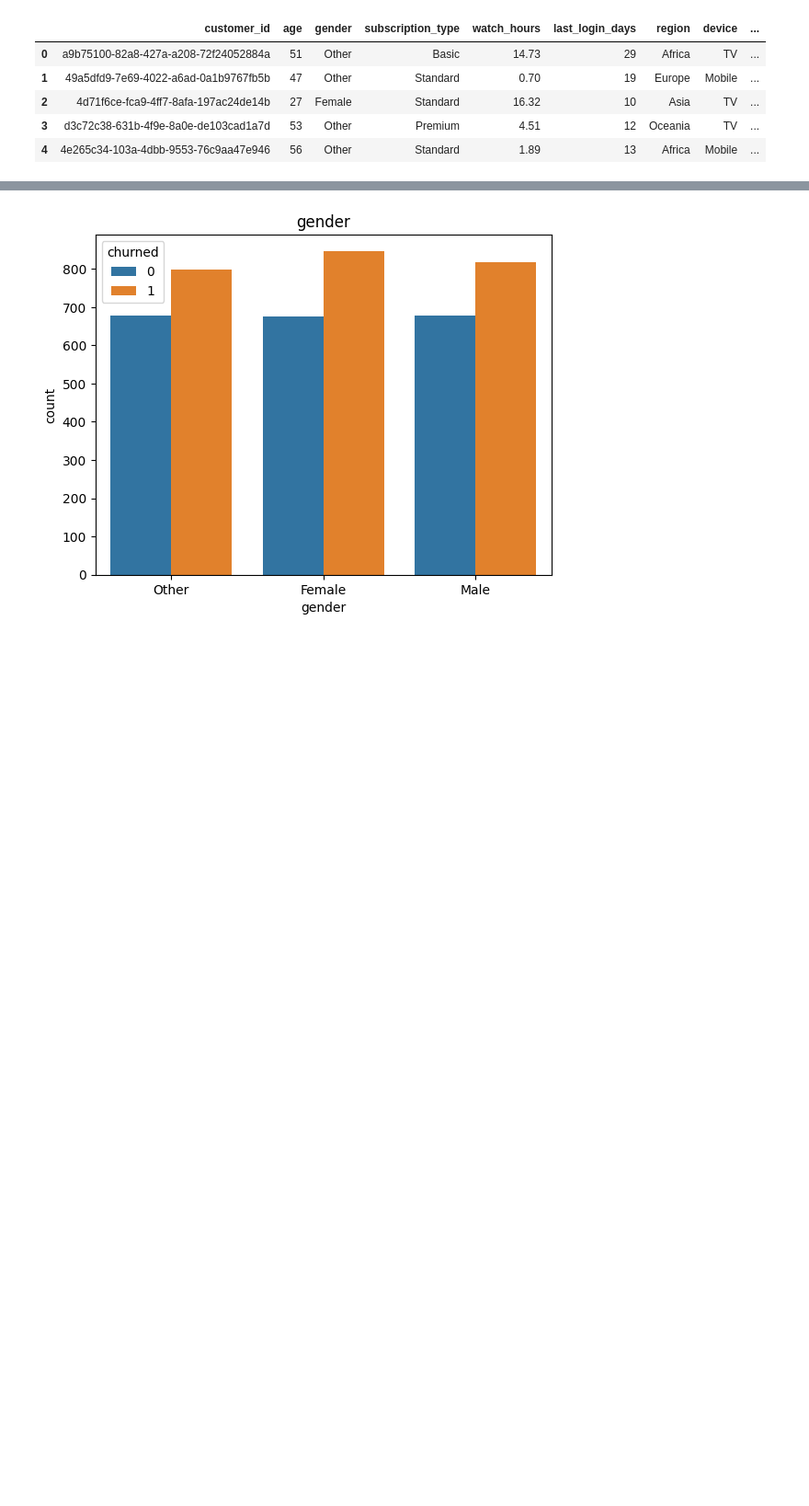
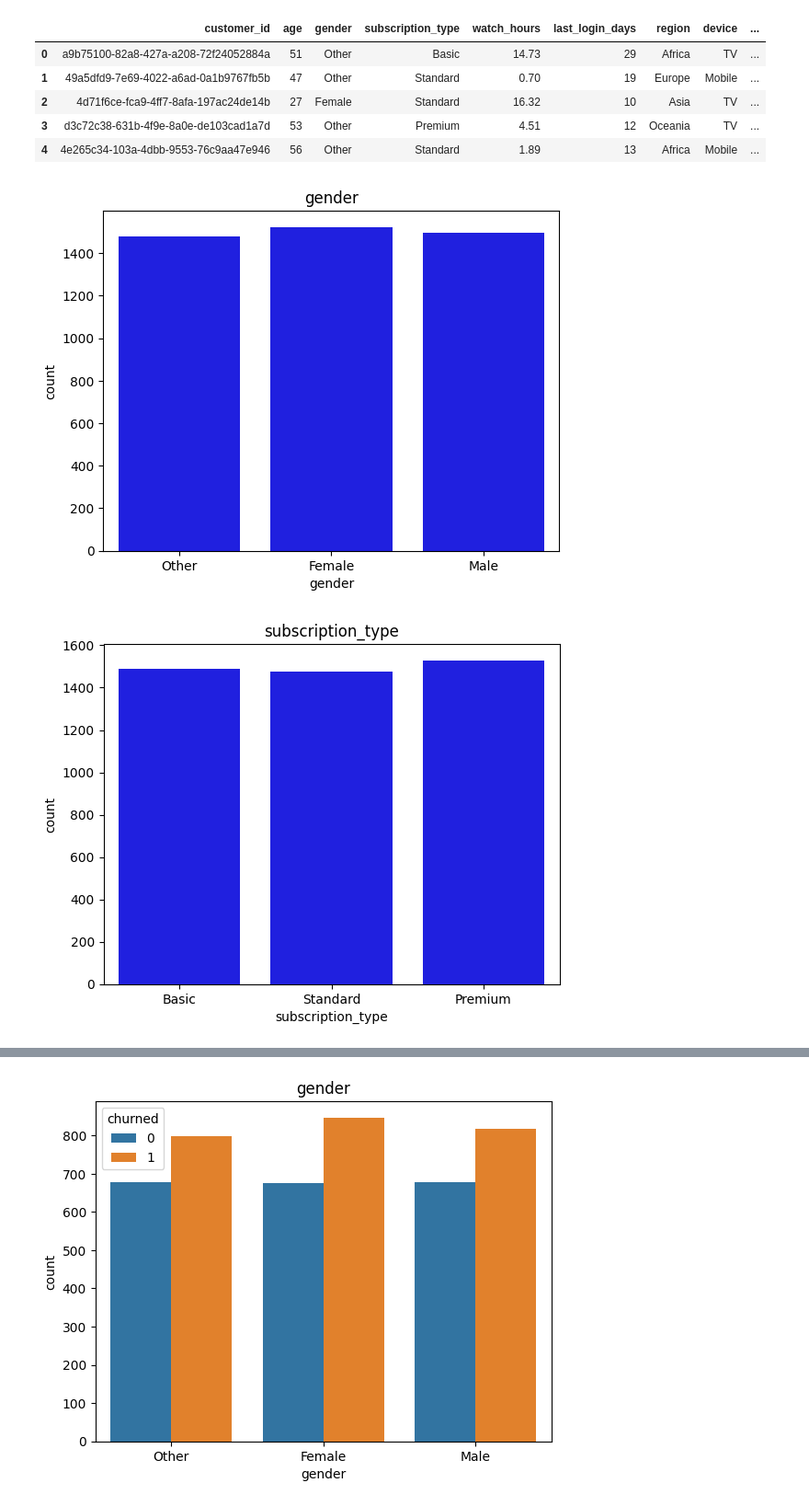
Before and after one commit to manojcodes93/Netflix-Customer-Churn-EDA, a Jupyter notebook: Netflix_Churn_Data_EDA_Project.ipynb, the cells around one changed output, grey strips where cells are left out. Shown at 92% size. Saved outputs shown, nothing was run; the diff lists cells and outputs as text; code cells hidden in the pictures; blank space fills up the shorter version.

```diff
--- a/Netflix_Churn_Data_EDA_Project.ipynb
+++ b/Netflix_Churn_Data_EDA_Project.ipynb
@@ -333,3 +359,12 @@ filtered_data.head()
 | 2 | 4d71f6ce-fca9-4ff7-8afa-197ac24de14b | 27 | Female | Standard | 16.32 | 10 | Asia | TV | ... |
 | 3 | d3c72c38-631b-4f9e-8a0e-de103cad1a7d | 53 | Other | Premium | 4.51 | 12 | Oceania | TV | ... |
 | 4 | 4e265c34-103a-4dbb-9553-76c9aa47e946 | 56 | Other | Standard | 1.89 | 13 | Africa | Mobile | ... |
+# %%
+for i, col in enumerate(filtered_data[filtered_data.drop(columns = ["customer_id", "age","watch_hours", "last_login_days", "monthly_fee", "avg_watch_time_per_day"]).columns]):
+  plt.figure()
+  sns.countplot(data = filtered_data,x = col, color = "blue")
+  plt.title(col)
+  plt.show()
+# %% [output]
+[figure, added]
+[figure, added]
```
Also changed, not shown: parts of 29 cells of this notebook.
